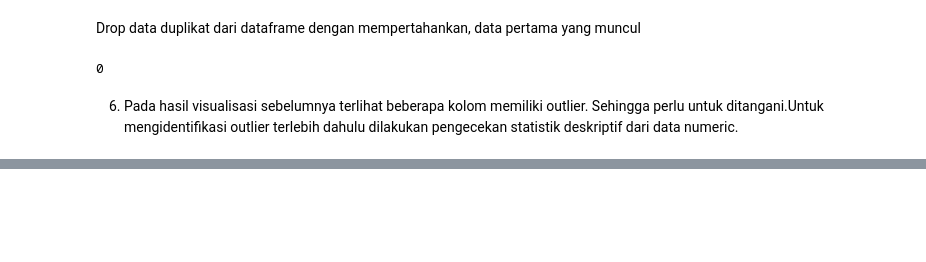
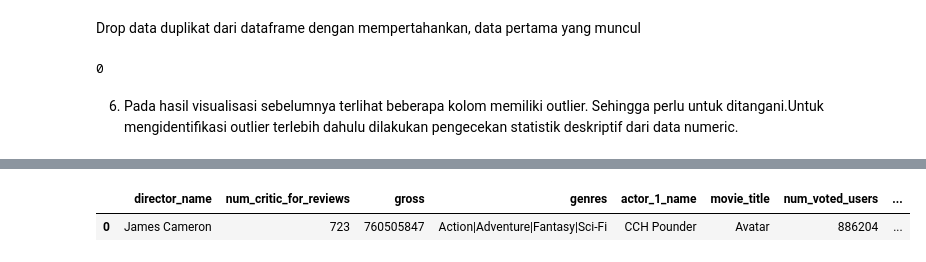
Before and after one commit to rochiekop/data-science, a Jupyter notebook: Data Visualization & Data Wrangling/materials/data cleansing/Data_Cleansing_Live_Class.ipynb, the cells around one changed output, grey strips where cells are left out. Cells and saved outputs as stored; diff of their text form; code cells hidden in the pictures; blank space fills up the shorter version.

```diff
--- a/Data Visualization & Data Wrangling/materials/data cleansing/Data_Cleansing_Live_Class.ipynb
+++ b/Data Visualization & Data Wrangling/materials/data cleansing/Data_Cleansing_Live_Class.ipynb
@@ -478,0 +488,6 @@ movies.describe().T
+# %%
+# Correctly index the rows where 'gross' equals the maximum value
+movies.loc[movies['gross'] == movies['gross'].max()]
+# %% [output]
+|  | director_name | num_critic_for_reviews | gross | genres | actor_1_name | movie_title | num_voted_users | ... |
+| 0 | James Cameron | 723 | 760505847 | Action|Adventure|Fantasy|Sci-Fi | CCH Pounder | Avatar | 886204 | ... |
```
Also changed, not shown: parts of 11 cells of this notebook, 1 other file.
